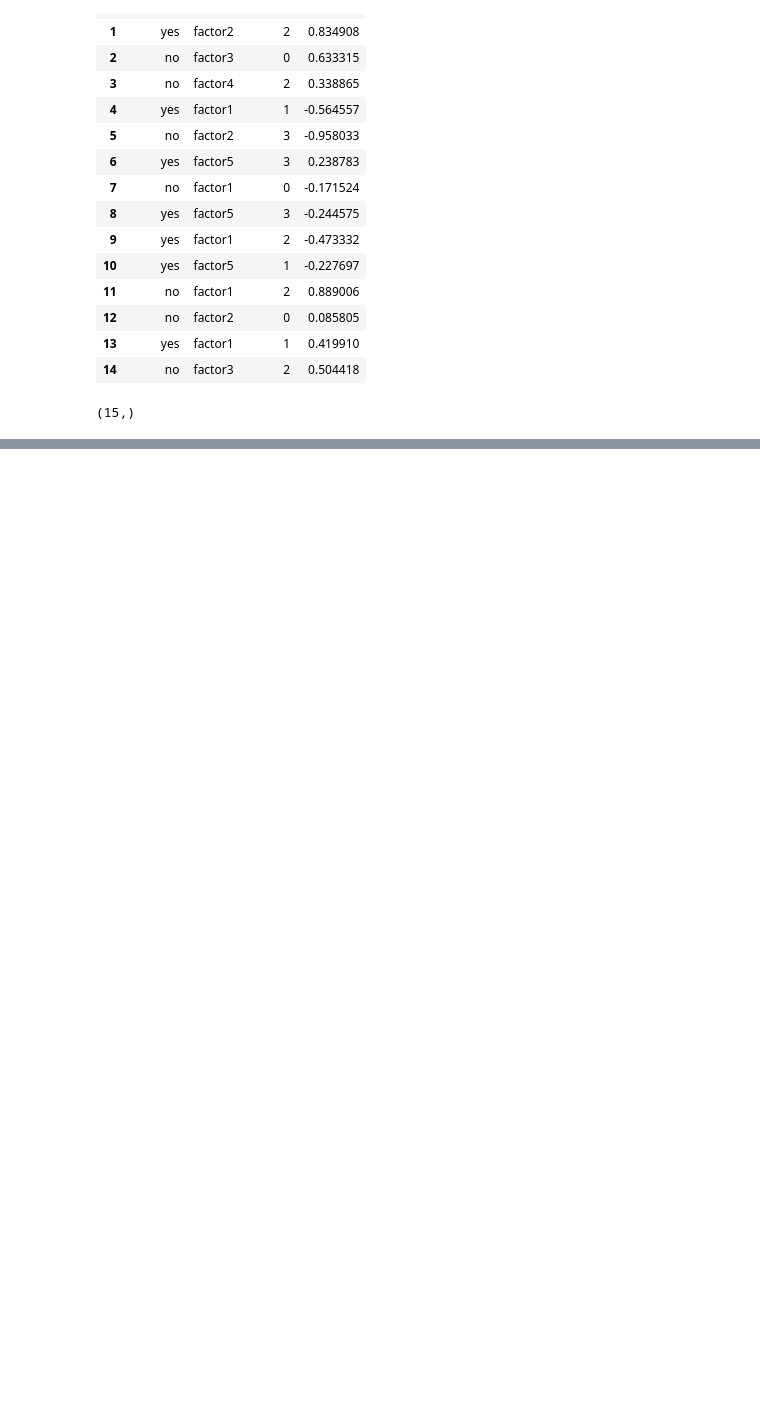
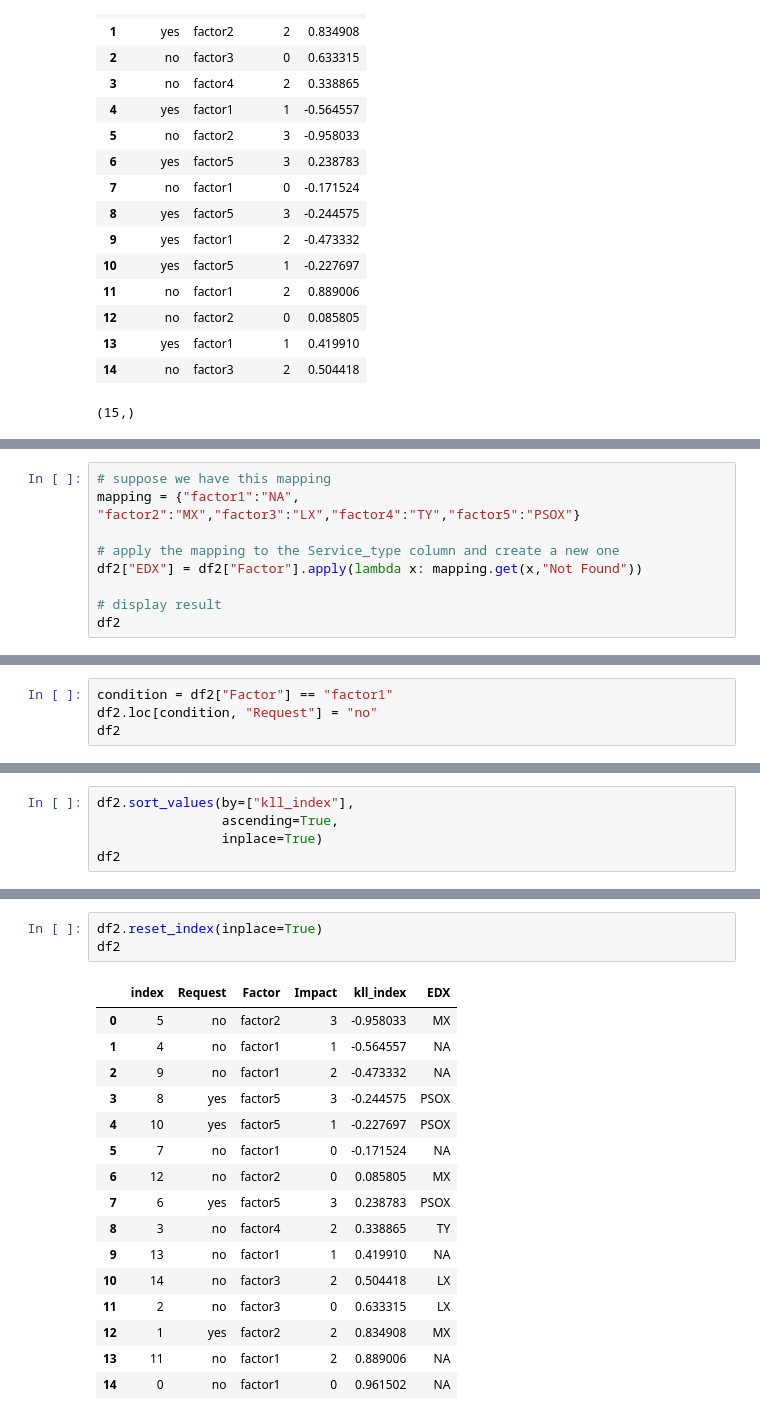
Before and after one commit to gitzV/DataScience, a Jupyter notebook: tds_pandas.ipynb, the cells around one changed output, grey strips where cells are left out. Saved outputs shown, nothing was run; the diff lists cells and outputs as text; blank space fills up the shorter version.

```diff
--- a/tds_pandas.ipynb
+++ b/tds_pandas.ipynb
@@ -192,0 +225,9 @@ display(df2)
+# %%
+# suppose we have this mapping
+mapping = {"factor1":"NA", "factor2":"MX","factor3":"LX","factor4":"TY","factor5":"PSOX"}
+
+# apply the mapping to the Service_type column and create a new one
+df2["EDX"] = df2["Factor"].apply(lambda x: mapping.get(x,"Not Found"))
+
+# display result
+df2
@@ -192,0 +251,4 @@ display(df2)
+# %%
+condition = df2["Factor"] == "factor1"
+df2.loc[condition, "Request"] = "no"
+df2
@@ -192,0 +272,5 @@ display(df2)
+# %%
+df2.sort_values(by=["kll_index"],
+                ascending=True,
+                inplace=True)
+df2
@@ -192,0 +294,20 @@ display(df2)
+# %%
+df2.reset_index(inplace=True)
+df2
+# %% [output]
+|  | index | Request | Factor | Impact | kll_index | EDX |
+| 0 | 5 | no | factor2 | 3 | -0.958033 | MX |
+| 1 | 4 | no | factor1 | 1 | -0.564557 | NA |
+| 2 | 9 | no | factor1 | 2 | -0.473332 | NA |
+| 3 | 8 | yes | factor5 | 3 | -0.244575 | PSOX |
+| 4 | 10 | yes | factor5 | 1 | -0.227697 | PSOX |
+| 5 | 7 | no | factor1 | 0 | -0.171524 | NA |
+| 6 | 12 | no | factor2 | 0 | 0.085805 | MX |
+| 7 | 6 | yes | factor5 | 3 | 0.238783 | PSOX |
+| 8 | 3 | no | factor4 | 2 | 0.338865 | TY |
+| 9 | 13 | no | factor1 | 1 | 0.419910 | NA |
+| 10 | 14 | no | factor3 | 2 | 0.504418 | LX |
+| 11 | 2 | no | factor3 | 0 | 0.633315 | LX |
+| 12 | 1 | yes | factor2 | 2 | 0.834908 | MX |
+| 13 | 11 | no | factor1 | 2 | 0.889006 | NA |
+| 14 | 0 | no | factor1 | 0 | 0.961502 | NA |
```
Also changed, not shown: parts of 7 cells of this notebook.
